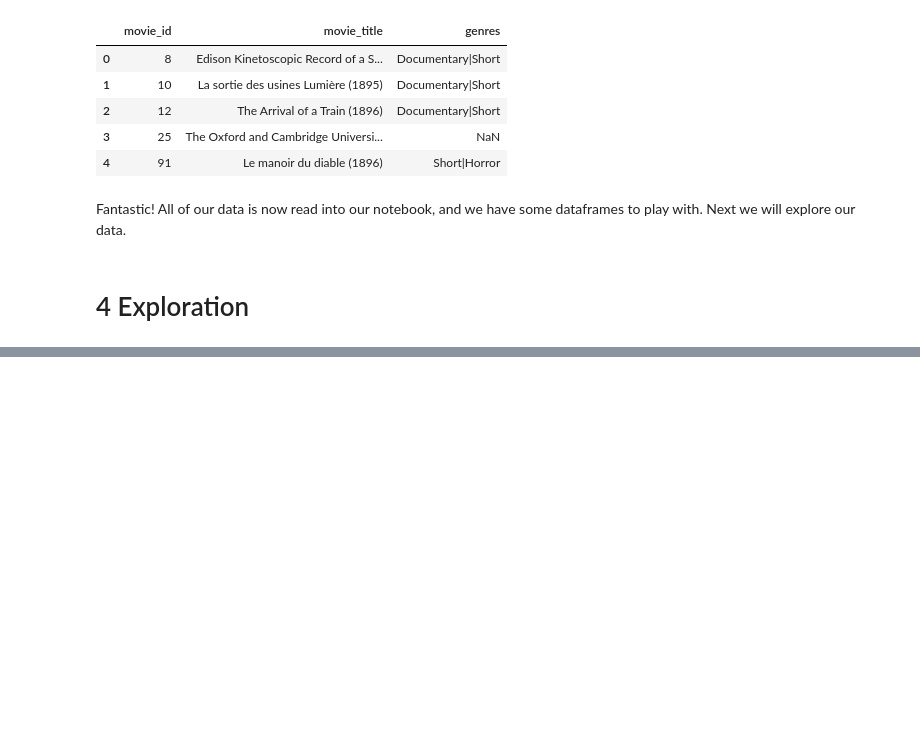
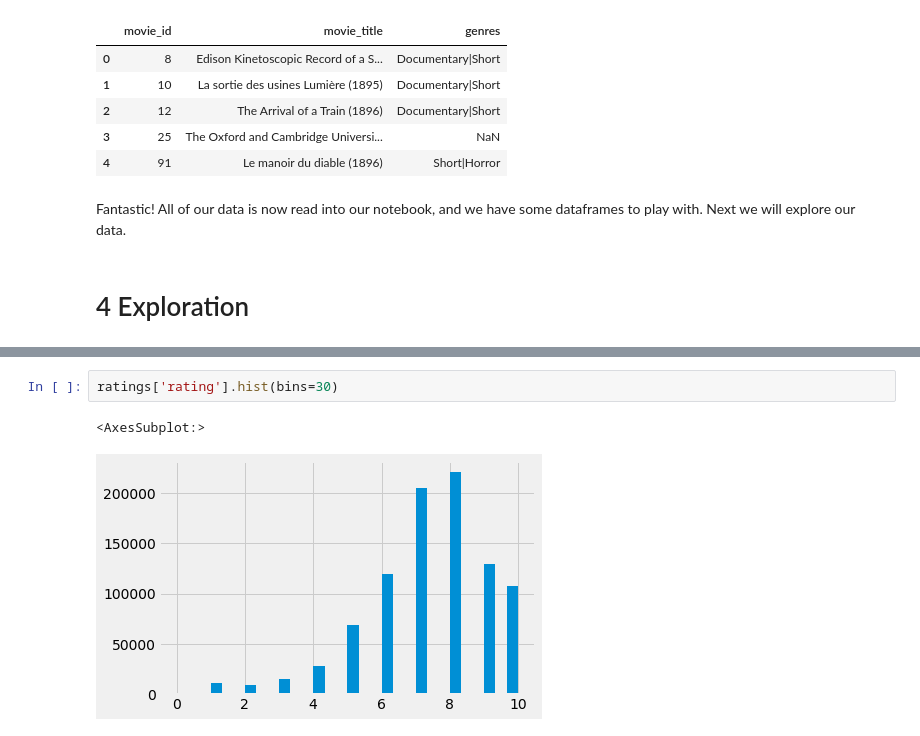
Before and after one commit to oligomyeggo/DevBio-scRNA-seq-Workshop, a Jupyter notebook: workspace/intro_to_programming/intro_to_python.ipynb, the cells around one changed output, grey strips where cells are left out. Cells and saved outputs as stored; diff of their text form; blank space fills up the shorter version.

```diff
--- a/workspace/intro_to_programming/intro_to_python.ipynb
+++ b/workspace/intro_to_programming/intro_to_python.ipynb
@@ -150,0 +241,5 @@ Fantastic! All of our data is now read into our notebook, and we have some dataf
+# %%
+ratings['rating'].hist(bins=30)
+# %% [output]
+<AxesSubplot:>
+[figure, added]
```
Also changed, not shown: parts of 83 cells of this notebook.
